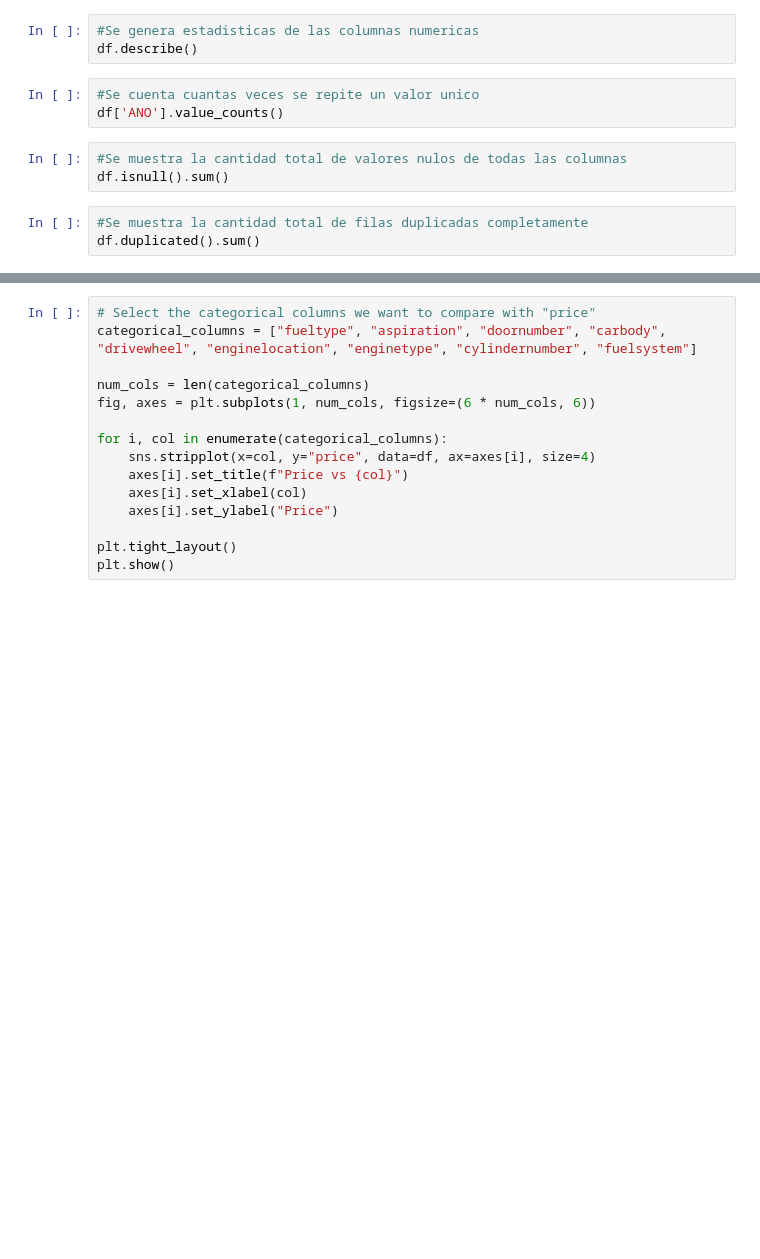
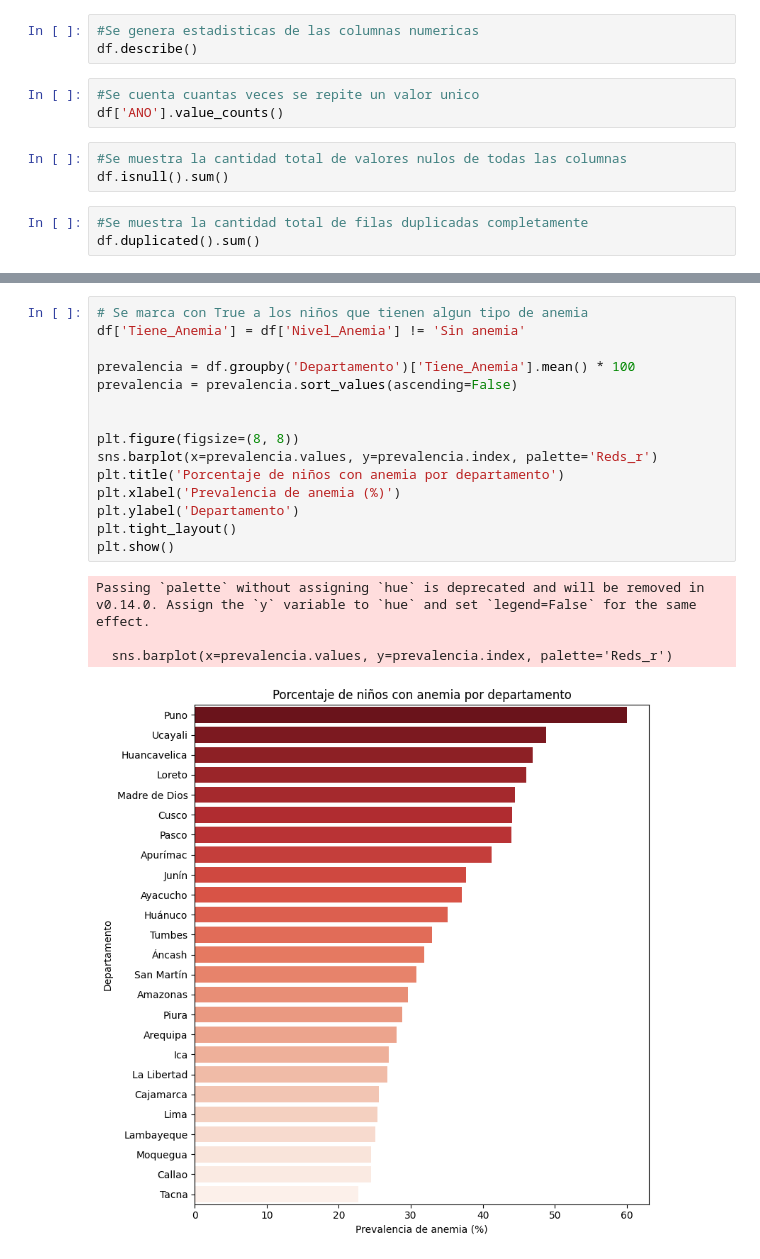
Before and after one commit to fbarrueta22/proyecto-ag-anemia, a Jupyter notebook: Analisis.ipynb, the cells around one changed output, grey strips where cells are left out. Cells and saved outputs as stored; diff of their text form; blank space fills up the shorter version.

```diff
--- a/Analisis.ipynb
+++ b/Analisis.ipynb
@@ -41,15 +102,20 @@ plt.show()
 # %%
-# Select the categorical columns we want to compare with "price"
-categorical_columns = ["fueltype", "aspiration", "doornumber", "carbody", "drivewheel", "enginelocation", "enginetype", "cylindernumber", "fuelsystem"]
+# Se marca con True a los niños que tienen algun tipo de anemia
+df['Tiene_Anemia'] = df['Nivel_Anemia'] != 'Sin anemia'
 
-num_cols = len(categorical_columns)
-fig, axes = plt.subplots(1, num_cols, figsize=(6 * num_cols, 6))
+prevalencia = df.groupby('Departamento')['Tiene_Anemia'].mean() * 100
+prevalencia = prevalencia.sort_values(ascending=False)
 
-for i, col in enumerate(categorical_columns):
-    sns.stripplot(x=col, y="price", data=df, ax=axes[i], size=4)
-    axes[i].set_title(f"Price vs {col}")
-    axes[i].set_xlabel(col)
-    axes[i].set_ylabel("Price")
 
+plt.figure(figsize=(8, 8))
+sns.barplot(x=prevalencia.values, y=prevalencia.index, palette='Reds_r')
+plt.title('Porcentaje de niños con anemia por departamento')
+plt.xlabel('Prevalencia de anemia (%)')
+plt.ylabel('Departamento')
 plt.tight_layout()
 plt.show()
+# %% [output]
+Passing `palette` without assigning `hue` is deprecated and will be removed in v0.14.0. Assign the `y` variable to `hue` and set `legend=False` for the same effect.
+
+  sns.barplot(x=prevalencia.values, y=prevalencia.index, palette='Reds_r')
+[figure, added]
```
Also changed, not shown: parts of 6 cells of this notebook, 1 other file.
